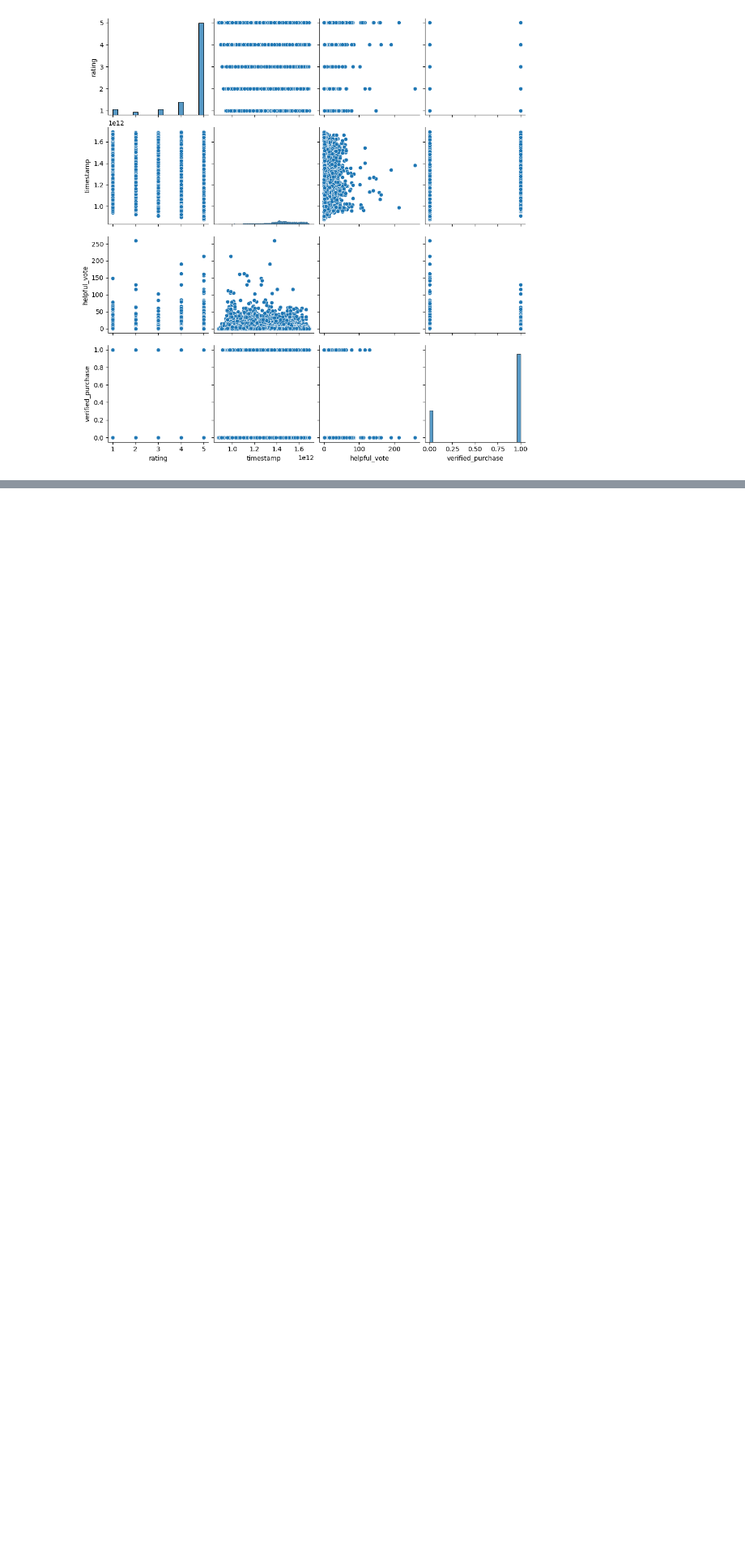
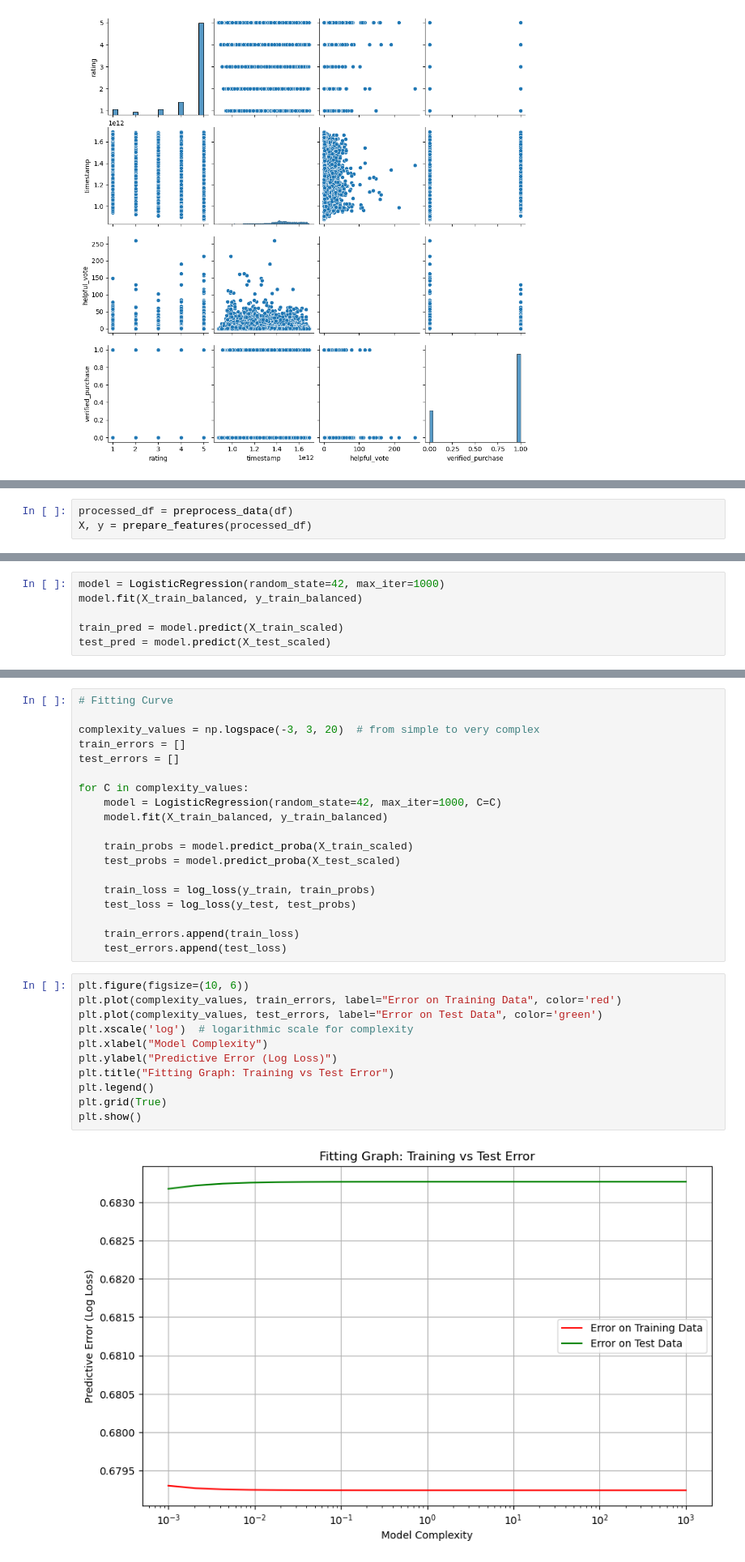
Before and after one commit to EddieJ03/Amazon-Reviews-Project, a Jupyter notebook: DataCleaning.ipynb, the cells around one changed output, grey strips where cells are left out. Shown: that part at 81% size. Drawn from its saved outputs; the diff is of its cells as text; blank space fills up the shorter version.

```diff
--- a/DataCleaning.ipynb
+++ b/DataCleaning.ipynb
@@ -158,0 +258,3 @@ plt.show()
+# %%
+processed_df = preprocess_data(df)
+X, y = prepare_features(processed_df)
@@ -158,0 +274,6 @@ plt.show()
+# %%
+model = LogisticRegression(random_state=42, max_iter=1000)
+model.fit(X_train_balanced, y_train_balanced)
+
+train_pred = model.predict(X_train_scaled)
+test_pred = model.predict(X_test_scaled)
@@ -158,0 +308,32 @@ plt.show()
+# %%
+# Fitting Curve
+
+complexity_values = np.logspace(-3, 3, 20)  # from simple to very complex
+train_errors = []
+test_errors = []
+
+for C in complexity_values:
+    model = LogisticRegression(random_state=42, max_iter=1000, C=C)
+    model.fit(X_train_balanced, y_train_balanced)
+
+    train_probs = model.predict_proba(X_train_scaled)
+    test_probs = model.predict_proba(X_test_scaled)
+
+    train_loss = log_loss(y_train, train_probs)
+    test_loss = log_loss(y_test, test_probs)
+
+    train_errors.append(train_loss)
+    test_errors.append(test_loss)
+# %%
+plt.figure(figsize=(10, 6))
+plt.plot(complexity_values, train_errors, label="Error on Training Data", color='red')
+plt.plot(complexity_values, test_errors, label="Error on Test Data", color='green')
+plt.xscale('log')  # logarithmic scale for complexity
+plt.xlabel("Model Complexity")
+plt.ylabel("Predictive Error (Log Loss)")
+plt.title("Fitting Graph: Training vs Test Error")
+plt.legend()
+plt.grid(True)
+plt.show()
+# %% [output]
+[figure, added]
```
Also changed, not shown: parts of 10 cells of this notebook, 1 other file.
